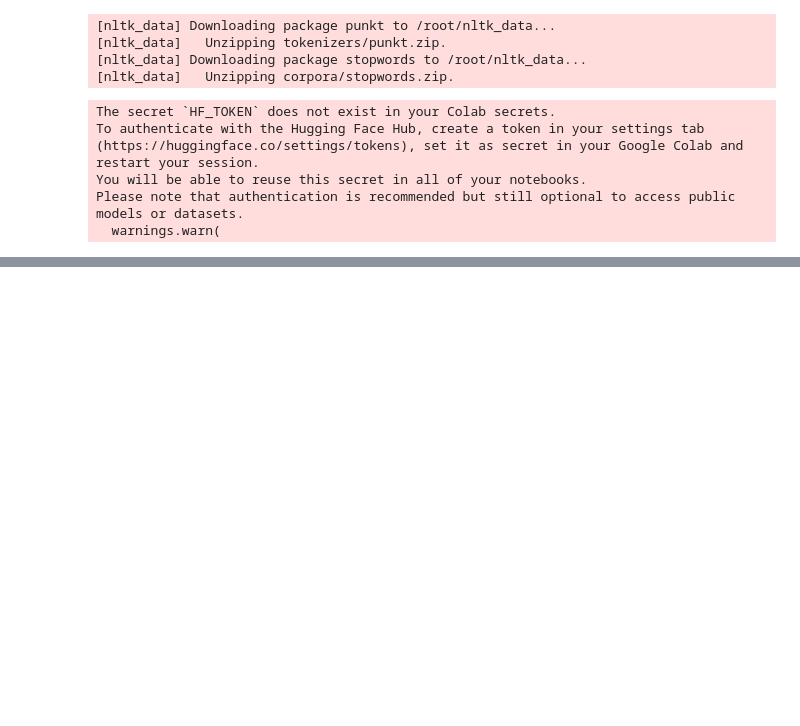
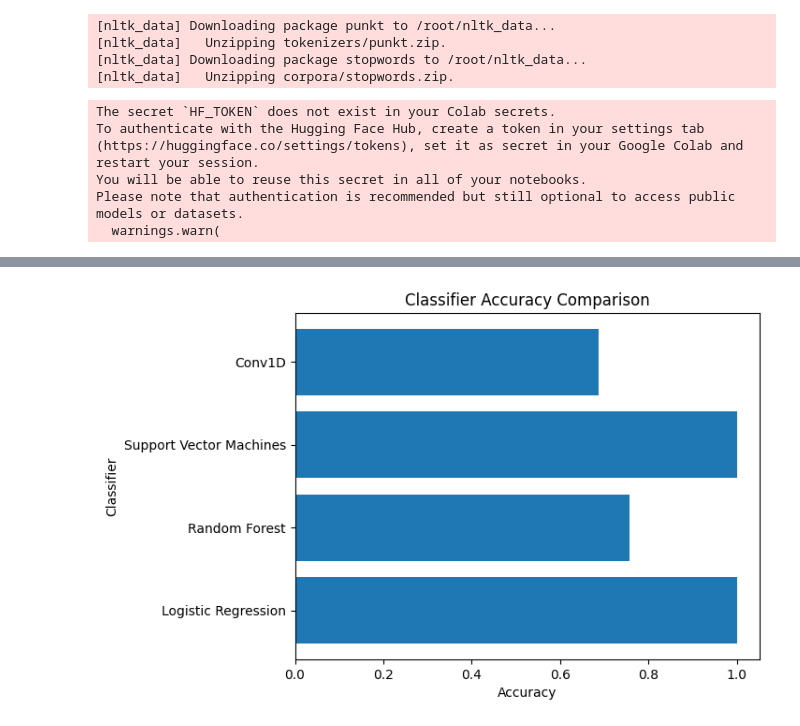
Before and after one commit to aytnihca/SentimentAnalysis, a Jupyter notebook: sentiment_analysis.ipynb, the cells around one changed output, grey strips where cells are left out. Saved outputs shown, nothing was run; the diff lists cells and outputs as text; code cells hidden in the pictures; blank space fills up the shorter version.

Commit message:
Data processing and getting the accuracy of the models.

```diff
--- a/sentiment_analysis.ipynb
+++ b/sentiment_analysis.ipynb
@@ -302,0 +447,15 @@ Please note that authentication is recommended but still optional to access publ
+# %%
+# Random Forest
+# rf = RandomForestClassifier(n_estimators=100)
+# rf.fit(X_train, y_train)
+# rf_predictions = rf.predict(X_test)
+# rf_accuracy = accuracy_score(y_test, rf_predictions)
+# print(f"Random Forest accuracy: {rf_accuracy:.2f}")
+# Train the Random Forest classifier with reduced parameters
+rf = RandomForestClassifier(n_estimators=25, max_depth=5, random_state=42)
+rf.fit(X_train, y_train)
+
+# Predict and calculate accuracy
+rf_predictions = rf.predict(X_test)
+rf_accuracy = accuracy_score(y_test, rf_predictions)
+print(f"Random Forest accuracy with reduced parameters: {rf_accuracy:.2f}")
@@ -302,0 +464,7 @@ Please note that authentication is recommended but still optional to access publ
+# %%
+# Support Vector Machines
+svm = SVC()
+svm.fit(X_train, y_train)
+svm_predictions = svm.predict(X_test)
+svm_accuracy = accuracy_score(y_test, svm_predictions)
+print(f"Support Vector Machines accuracy: {svm_accuracy:.2f}")
@@ -302,0 +629,25 @@ Please note that authentication is recommended but still optional to access publ
+# %%
+import matplotlib.pyplot as plt
+
+# Store the classifier names and their accuracies in a list of tuples
+classifiers = [
+    ('Logistic Regression', lr_accuracy),
+    ('Random Forest', rf_accuracy),
+    ('Support Vector Machines', svm_accuracy),
+    ('Conv1D', test_acc1)
+]
+
+# Separate the names and accuracies into two lists
+names, accuracies = zip(*classifiers)
+
+# Create a bar chart
+fig, ax = plt.subplots()
+ax.barh(names, accuracies)
+ax.set_xlabel('Accuracy')
+ax.set_ylabel('Classifier')
+ax.set_title('Classifier Accuracy Comparison')
+
+# Show the chart
+plt.show()
+# %% [output]
+[figure, added]
```
Also changed, not shown: parts of 18 cells of this notebook.
